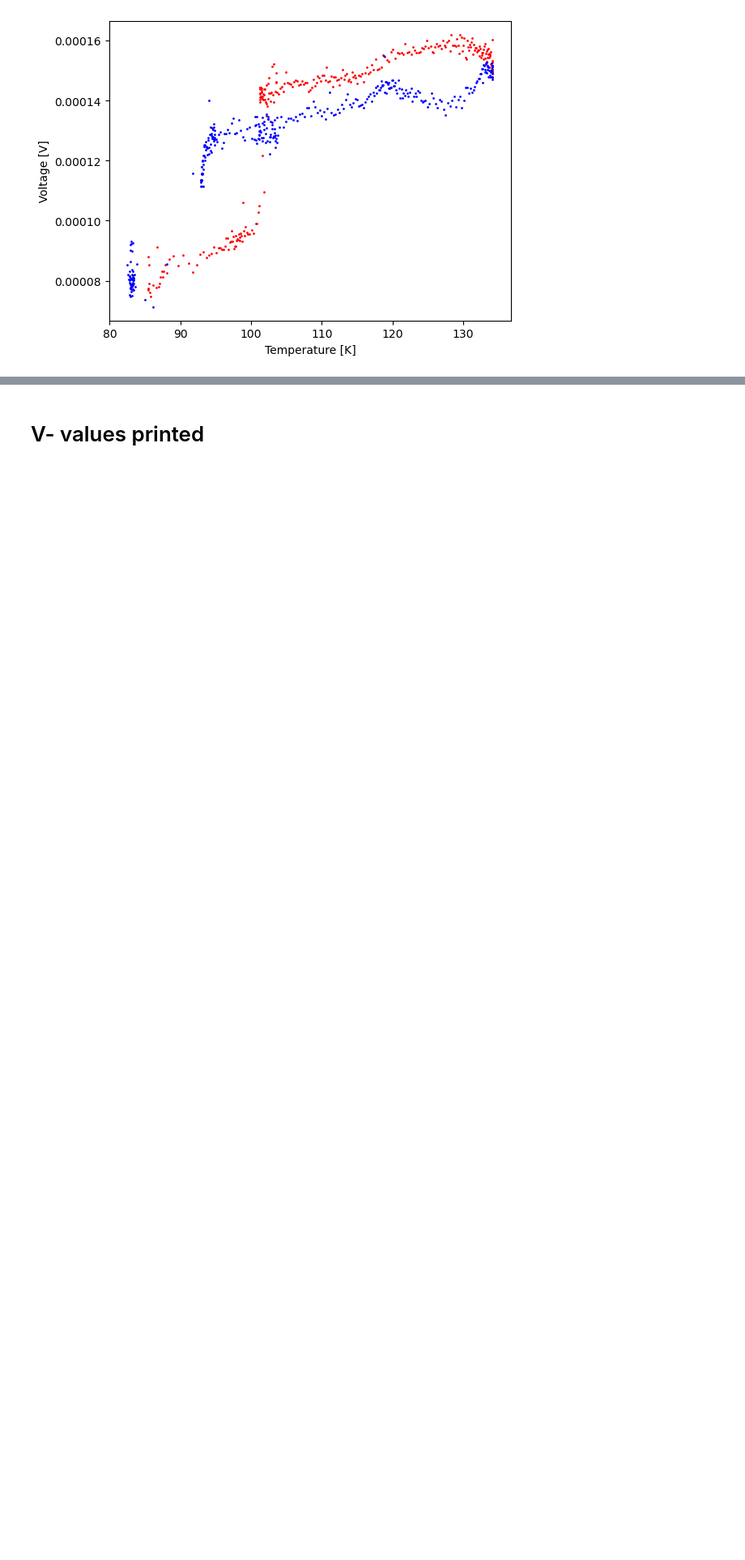
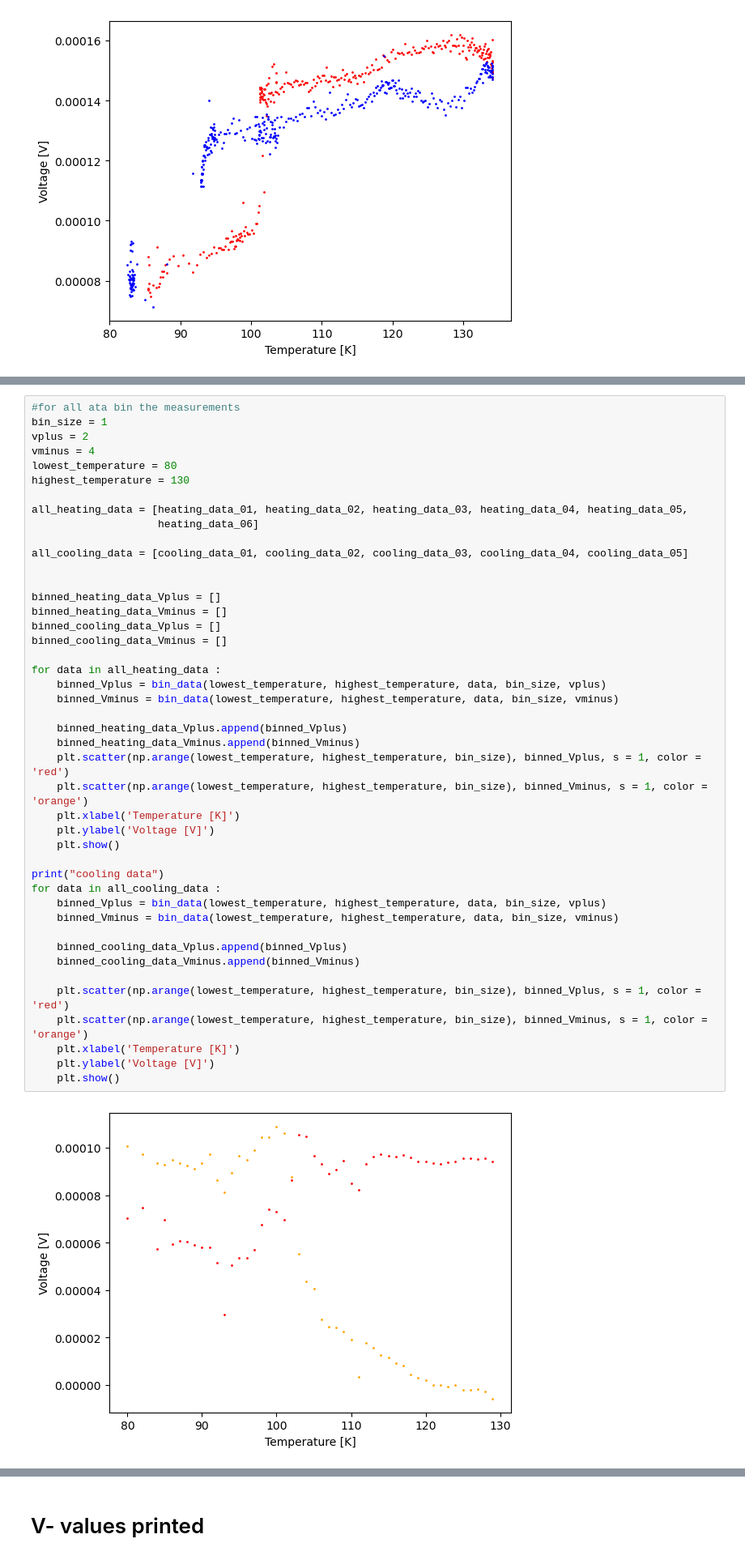
Before and after one commit to JanZur/Solid_state_physics_lab, a Jupyter notebook: solidstates_lab.ipynb, the cells around one changed output, grey strips where cells are left out. Shown at 81% size. Drawn from its saved outputs; the diff is of its cells as text; blank space fills up the shorter version.

```diff
--- a/solidstates_lab.ipynb
+++ b/solidstates_lab.ipynb
@@ -298,0 +374,46 @@ plt.show()
+# %%
+#for all ata bin the measurements
+bin_size = 1
+vplus = 2
+vminus = 4
+lowest_temperature = 80
+highest_temperature = 130
+
+all_heating_data = [heating_data_01, heating_data_02, heating_data_03, heating_data_04, heating_data_05,
+                    heating_data_06]
+
+all_cooling_data = [cooling_data_01, cooling_data_02, cooling_data_03, cooling_data_04, cooling_data_05]
+
+
+binned_heating_data_Vplus = []
+binned_heating_data_Vminus = []
+binned_cooling_data_Vplus = []
+binned_cooling_data_Vminus = []
+
+for data in all_heating_data :
+    binned_Vplus = bin_data(lowest_temperature, highest_temperature, data, bin_size, vplus)
+    binned_Vminus = bin_data(lowest_temperature, highest_temperature, data, bin_size, vminus)
+
+    binned_heating_data_Vplus.append(binned_Vplus)
+    binned_heating_data_Vminus.append(binned_Vminus)
+    plt.scatter(np.arange(lowest_temperature, highest_temperature, bin_size), binned_Vplus, s = 1, color = 'red')
+    plt.scatter(np.arange(lowest_temperature, highest_temperature, bin_size), binned_Vminus, s = 1, color = 'orange')
+    plt.xlabel('Temperature [K]')
+    plt.ylabel('Voltage [V]')
+    plt.show()
+
+print("cooling data")
+for data in all_cooling_data :
+    binned_Vplus = bin_data(lowest_temperature, highest_temperature, data, bin_size, vplus)
+    binned_Vminus = bin_data(lowest_temperature, highest_temperature, data, bin_size, vminus)
+
+    binned_cooling_data_Vplus.append(binned_Vplus)
+    binned_cooling_data_Vminus.append(binned_Vminus)
+
+    plt.scatter(np.arange(lowest_temperature, highest_temperature, bin_size), binned_Vplus, s = 1, color = 'red')
+    plt.scatter(np.arange(lowest_temperature, highest_temperature, bin_size), binned_Vminus, s = 1, color = 'orange')
+    plt.xlabel('Temperature [K]')
+    plt.ylabel('Voltage [V]')
+    plt.show()
+# %% [output]
+[figure, added]
```
Also changed, not shown: parts of 13 cells of this notebook, 2 other files.
